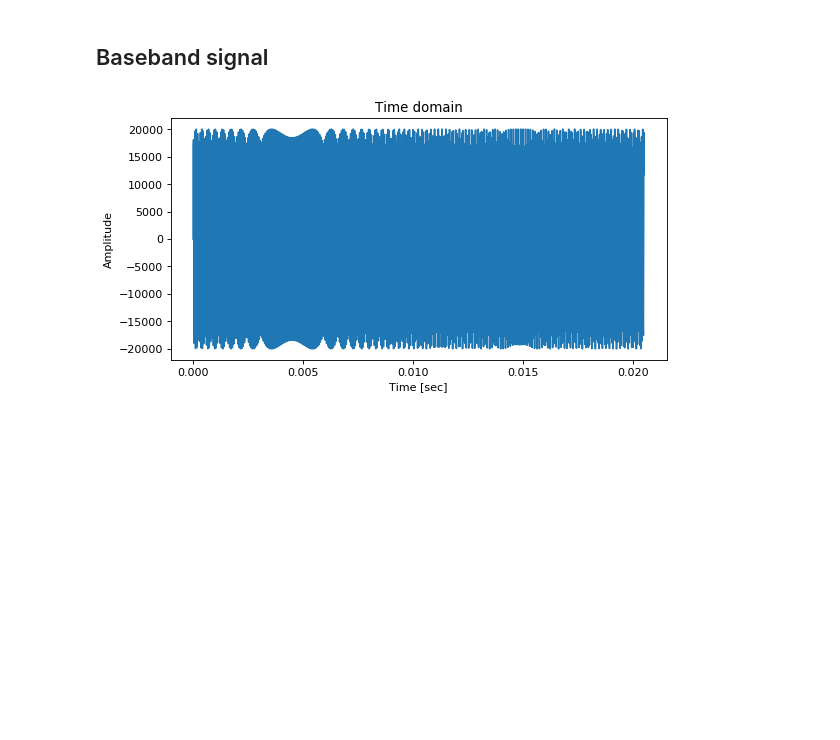
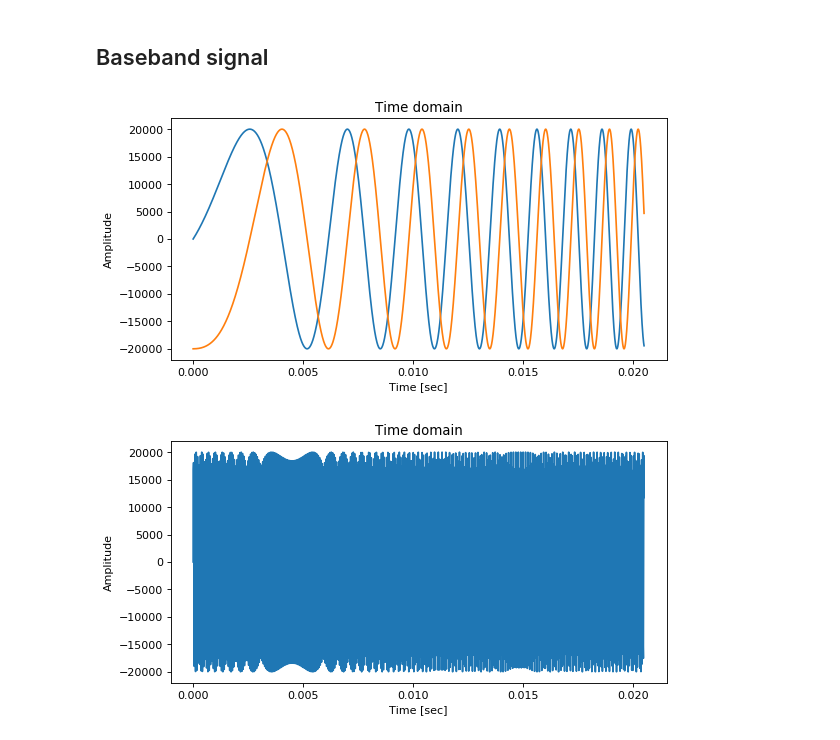
Before and after one commit to araobp/ultrasonic-communication, a Jupyter notebook: simulation/OrthogonalChirp.ipynb, the cells around one changed output. Drawn from its saved outputs; the diff is of its cells as text; code cells hidden in the pictures; blank space fills up the shorter version.

```diff
--- a/simulation/OrthogonalChirp.ipynb
+++ b/simulation/OrthogonalChirp.ipynb
@@ -104,6 +104,10 @@ def plot_wave(wave, real_only=True, logscale=False):
     plt.title("Time domain")
 # %% [markdown]
 ## Baseband signal
+# %%
+plot_wave(chirp(f0=50, f1=800, T=0.0205), real_only=False)
+# %% [output]
+[figure, added]
 # %%
 plot_wave(chirp_cos())
 plot_wave(chirp_sin())
```
Also changed, not shown: 1 other file.
